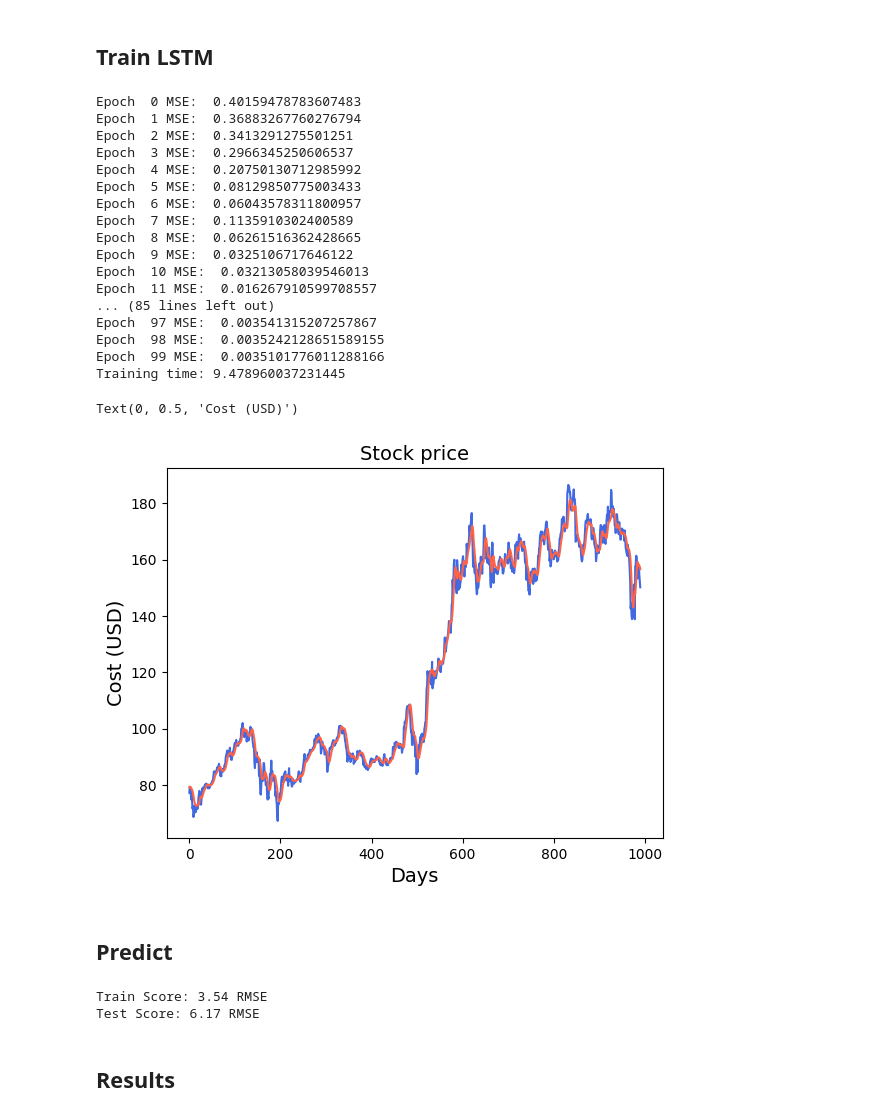
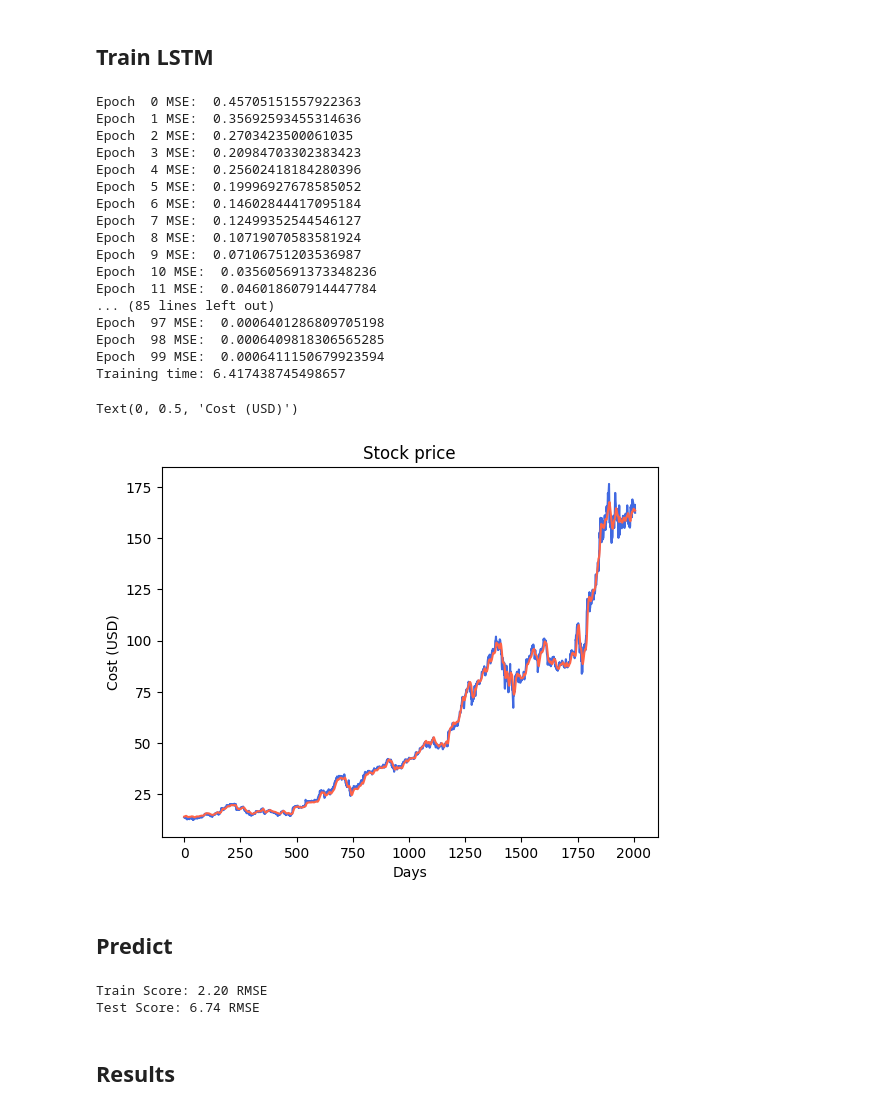
Before and after one commit to oooyiyangc/lstm-stock, a Jupyter notebook: lstm-stock-price-prediction.ipynb, the cells around one changed output. Saved outputs shown, nothing was run; the diff lists cells and outputs as text; code cells hidden in the pictures.

Commit message:
Added benchmark test; updated dataset to last 10 yrs

```diff
--- a/lstm-stock-price-prediction.ipynb
+++ b/lstm-stock-price-prediction.ipynb
@@ -73,7 +73,7 @@ def split_data(stock, lookback):
     y_test = data[train_set_size:,-1,:]
 
     return [x_train, y_train, x_test, y_test]
-lookback = 20 # choose sequence length
+lookback = 10 # choose sequence length
 x_train, y_train, x_test, y_test = split_data(price, lookback)
 # %% [markdown]
 ## Set up LSTM
@@ -127,35 +127,35 @@ for t in range(num_epochs):
 training_time = time.time()-start_time
 print("Training time: {}".format(training_time))
 # %% [output]
-Epoch  0 MSE:  0.40159478783607483
-Epoch  1 MSE:  0.36883267760276794
-Epoch  2 MSE:  0.3413291275501251
-Epoch  3 MSE:  0.2966345250606537
-Epoch  4 MSE:  0.20750130712985992
-Epoch  5 MSE:  0.08129850775003433
-Epoch  6 MSE:  0.06043578311800957
-Epoch  7 MSE:  0.1135910302400589
-Epoch  8 MSE:  0.06261516362428665
-Epoch  9 MSE:  0.0325106717646122
-Epoch  10 MSE:  0.03213058039546013
-Epoch  11 MSE:  0.016267910599708557
+Epoch  0 MSE:  0.45705151557922363
+Epoch  1 MSE:  0.35692593455314636
+Epoch  2 MSE:  0.2703423500061035
+Epoch  3 MSE:  0.20984703302383423
+Epoch  4 MSE:  0.25602418184280396
+Epoch  5 MSE:  0.19996927678585052
+Epoch  6 MSE:  0.14602844417095184
+Epoch  7 MSE:  0.12499352544546127
+Epoch  8 MSE:  0.10719070583581924
+Epoch  9 MSE:  0.07106751203536987
+Epoch  10 MSE:  0.035605691373348236
+Epoch  11 MSE:  0.046018607914447784
 ... (85 lines left out)
-Epoch  97 MSE:  0.003541315207257867
-Epoch  98 MSE:  0.0035242128651589155
-Epoch  99 MSE:  0.0035101776011288166
-Training time: 9.478960037231445
+Epoch  97 MSE:  0.0006401286809705198
+Epoch  98 MSE:  0.0006409818306565285
+Epoch  99 MSE:  0.0006411150679923594
+Training time: 6.417438745498657
 # %%
 predict = pd.DataFrame(scaler.inverse_transform(y_train_pred.detach().numpy()))
 original = pd.DataFrame(scaler.inverse_transform(y_train_lstm.detach().numpy()))
 # %%
 plt.plot(original.index, original[0], label="Data", color='royalblue')
 plt.plot(predict.index, predict[0], label="Training Prediction (LSTM)", color='tomato')
-plt.title('Stock price', size = 14)
-plt.xlabel("Days", size = 14)
-plt.ylabel("Cost (USD)", size = 14)
+plt.title('Stock price')
+plt.xlabel("Days")
+plt.ylabel("Cost (USD)")
 # %% [output]
 Text(0, 0.5, 'Cost (USD)')
-[figure, old version]
+[figure, new version]
 # %% [markdown]
 ## Predict
 # %%
@@ -177,8 +177,8 @@ lstm.append(trainScore)
 lstm.append(testScore)
 lstm.append(training_time)
 # %% [output]
-Train Score: 3.54 RMSE
-Test Score: 6.17 RMSE
+Train Score: 2.20 RMSE
+Test Score: 6.74 RMSE
 # %% [markdown]
 ## Results
 # %%
```
Also changed, not shown: parts of 9 cells of this notebook, 1 other file.
